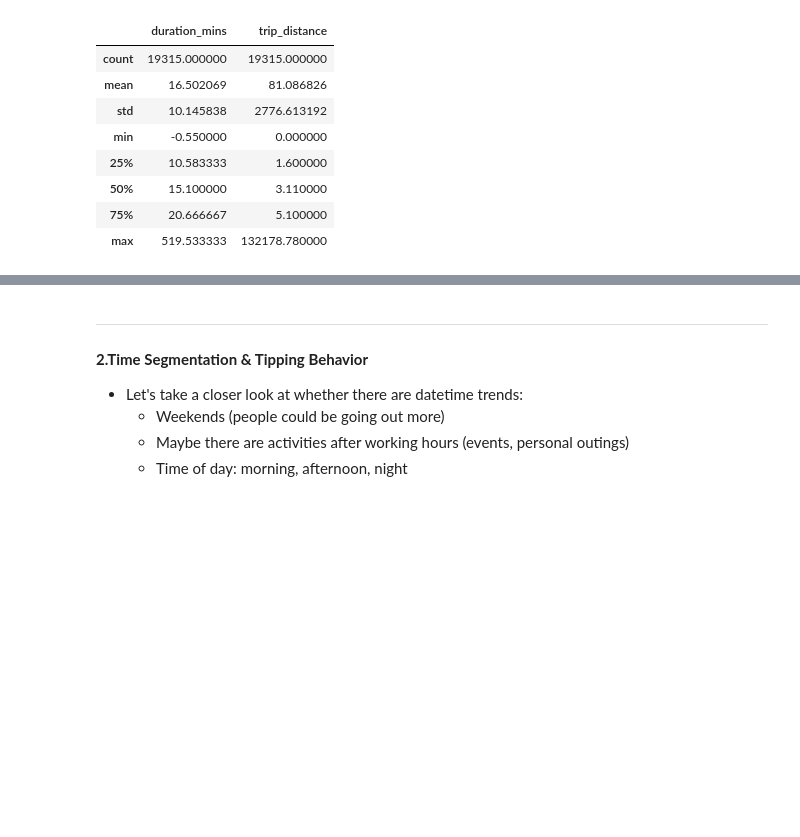
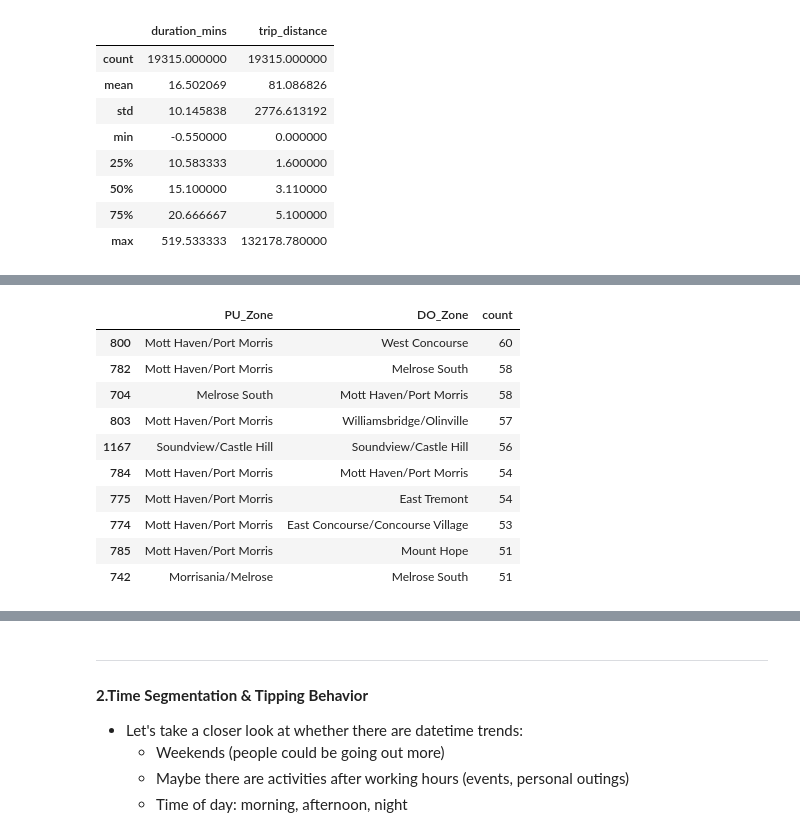
Before and after one commit to jjen1/nyc-taxis-trends, a Jupyter notebook: notebooks/yellow_taxis_eda.ipynb, the cells around one changed output, grey strips where cells are left out. Saved outputs shown, nothing was run; the diff lists cells and outputs as text; code cells hidden in the pictures; blank space fills up the shorter version.

```diff
--- a/notebooks/yellow_taxis_eda.ipynb
+++ b/notebooks/yellow_taxis_eda.ipynb
@@ -548,3 +611,7 @@ bronx[['duration_mins', 'trip_distance']].describe()
 | 50% | 15.100000 | 3.110000 |
 | 75% | 20.666667 | 5.100000 |
 | max | 519.533333 | 132178.780000 |
+# %%
+# let's filter out the extreme outliers in both columns
+bronx_cleaned = remove_outliers(bronx)
+bronx_cleaned[['duration_mins', 'trip_distance']].describe()
@@ -550,0 +628,15 @@ bronx[['duration_mins', 'trip_distance']].describe()
+# %%
+# top 10 most frequent ride combinations strictly within Bronx
+bronx_cleaned.groupby(['PU_Zone', 'DO_Zone']).size().reset_index(name='count').sort_values(by='count', ascending=False).head(10)
+# %% [output]
+|  | PU_Zone | DO_Zone | count |
+| 800 | Mott Haven/Port Morris | West Concourse | 60 |
+| 782 | Mott Haven/Port Morris | Melrose South | 58 |
+| 704 | Melrose South | Mott Haven/Port Morris | 58 |
+| 803 | Mott Haven/Port Morris | Williamsbridge/Olinville | 57 |
+| 1167 | Soundview/Castle Hill | Soundview/Castle Hill | 56 |
+| 784 | Mott Haven/Port Morris | Mott Haven/Port Morris | 54 |
+| 775 | Mott Haven/Port Morris | East Tremont | 54 |
+| 774 | Mott Haven/Port Morris | East Concourse/Concourse Village | 53 |
+| 785 | Mott Haven/Port Morris | Mount Hope | 51 |
+| 742 | Morrisania/Melrose | Melrose South | 51 |
```
Also changed, not shown: parts of 41 cells of this notebook, 4 other files.
